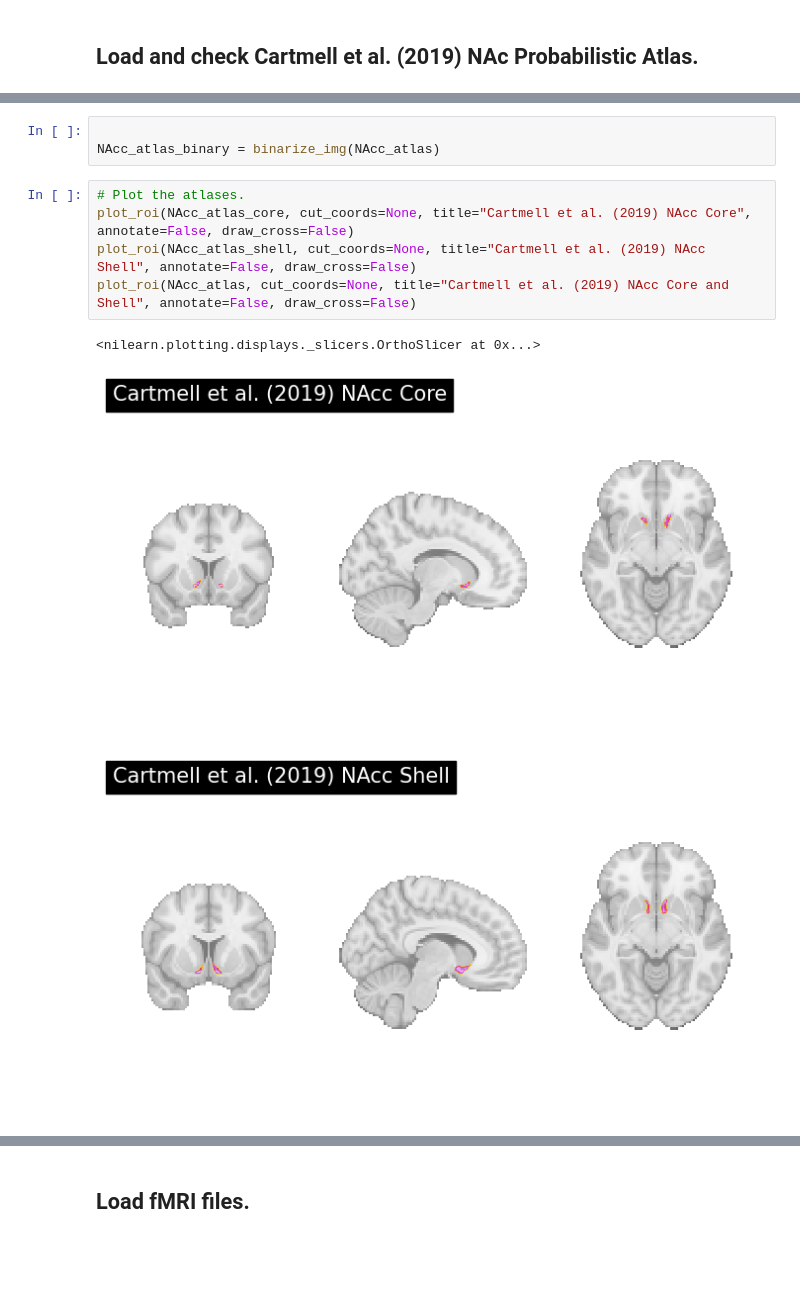
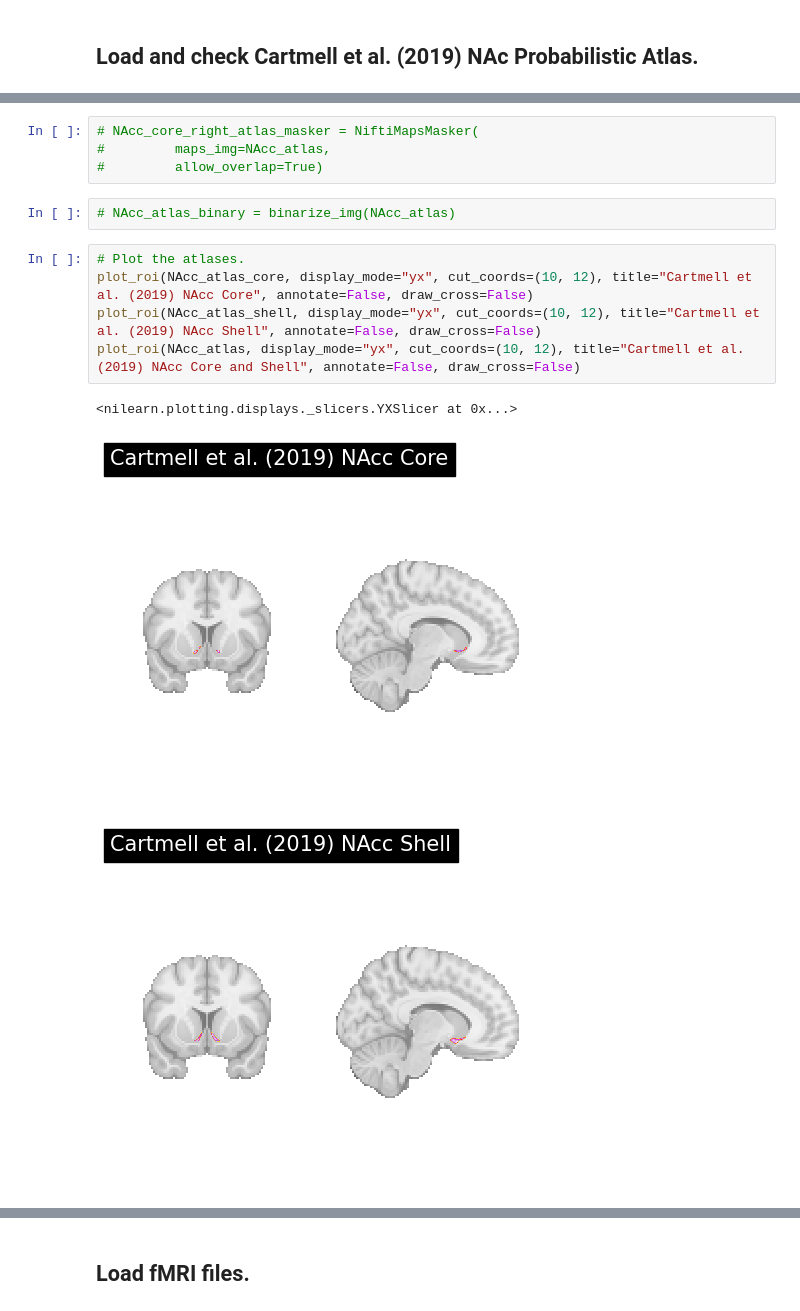
Before and after one commit to LuisA00/Analysis_Playground, a Jupyter notebook: NAcc_Affect/sub01_Gambling_test.ipynb, the cells around one changed output, grey strips where cells are left out. Saved outputs shown, nothing was run; the diff lists cells and outputs as text; blank space fills up the shorter version.

```diff
--- a/NAcc_Affect/sub01_Gambling_test.ipynb
+++ b/NAcc_Affect/sub01_Gambling_test.ipynb
@@ -70,12 +140,15 @@ NAcc_atlas_masker_shell = NiftiMapsMasker(
+# %%
+# NAcc_core_right_atlas_masker = NiftiMapsMasker(
+#         maps_img=NAcc_atlas,
+#         allow_overlap=True)
 # %%
-
-NAcc_atlas_binary = binarize_img(NAcc_atlas)
+# NAcc_atlas_binary = binarize_img(NAcc_atlas)
 # %%
 # Plot the atlases.
-plot_roi(NAcc_atlas_core, cut_coords=None, title="Cartmell et al. (2019) NAcc Core", annotate=False, draw_cross=False)
-plot_roi(NAcc_atlas_shell, cut_coords=None, title="Cartmell et al. (2019) NAcc Shell", annotate=False, draw_cross=False)
-plot_roi(NAcc_atlas, cut_coords=None, title="Cartmell et al. (2019) NAcc Core and Shell", annotate=False, draw_cross=False)
+plot_roi(NAcc_atlas_core, display_mode="yx", cut_coords=(10, 12), title="Cartmell et al. (2019) NAcc Core", annotate=False, draw_cross=False)
+plot_roi(NAcc_atlas_shell, display_mode="yx", cut_coords=(10, 12), title="Cartmell et al. (2019) NAcc Shell", annotate=False, draw_cross=False)
+plot_roi(NAcc_atlas, display_mode="yx", cut_coords=(10, 12), title="Cartmell et al. (2019) NAcc Core and Shell", annotate=False, draw_cross=False)
 # %% [output]
-<nilearn.plotting.displays._slicers.OrthoSlicer at 0x...>
+<nilearn.plotting.displays._slicers.YXSlicer at 0x...>
-[figure, old version]
+[figure, new version]
-[figure, old version]
+[figure, new version]
```
Also changed, not shown: parts of 31 cells of this notebook, 5 other files.
